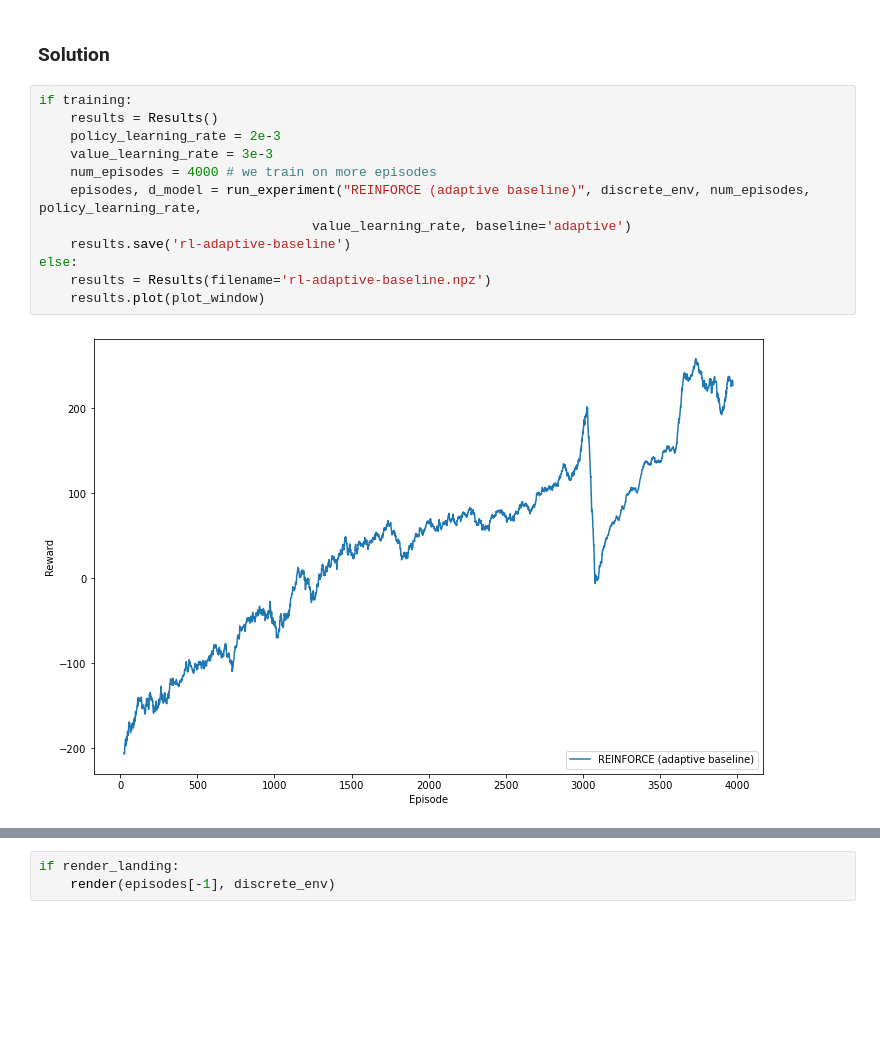
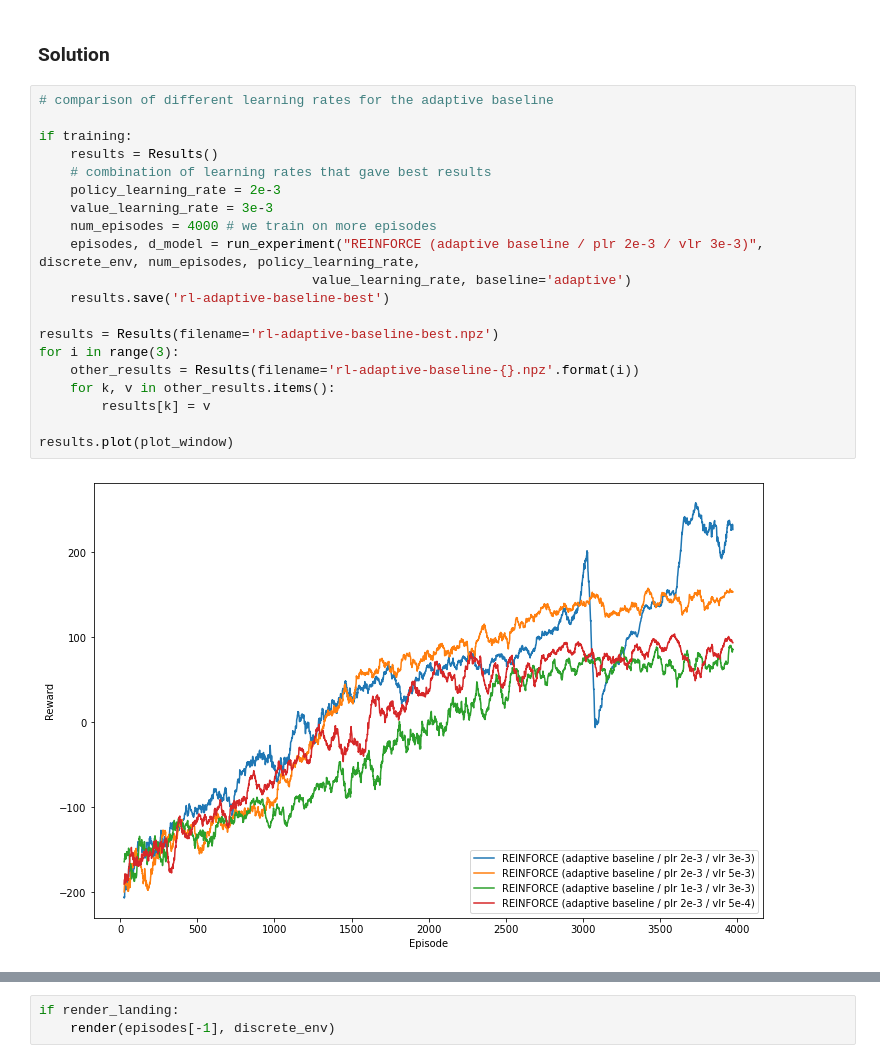
Before and after one commit to sylvainlugeon/rl_project, a Jupyter notebook: miniproject1.ipynb, the cells around one changed output, grey strips where cells are left out. Saved outputs shown, nothing was run; the diff lists cells and outputs as text; blank space fills up the shorter version.

```diff
--- a/miniproject1.ipynb
+++ b/miniproject1.ipynb
@@ -515,16 +519,24 @@ TECHNICAL NOTE: Some textbooks may refer to this approach as "Actor-Critic", whe
 # %% [markdown]
 ### Solution
 # %%
+# comparison of different learning rates for the adaptive baseline
+
 if training:
     results = Results()
+    # combination of learning rates that gave best results
     policy_learning_rate = 2e-3
     value_learning_rate = 3e-3
     num_episodes = 4000 # we train on more episodes
-    episodes, d_model = run_experiment("REINFORCE (adaptive baseline)", discrete_env, num_episodes, policy_learning_rate,
+    episodes, d_model = run_experiment("REINFORCE (adaptive baseline / plr 2e-3 / vlr 3e-3)", discrete_env, num_episodes, policy_learning_rate,
                                    value_learning_rate, baseline='adaptive')
-    results.save('rl-adaptive-baseline')
-else:
-    results = Results(filename='rl-adaptive-baseline.npz')
-    results.plot(plot_window)
+    results.save('rl-adaptive-baseline-best')
+
+results = Results(filename='rl-adaptive-baseline-best.npz')
+for i in range(3):
+    other_results = Results(filename='rl-adaptive-baseline-{}.npz'.format(i))
+    for k, v in other_results.items():
+        results[k] = v
+
+results.plot(plot_window)
 # %% [output]
-[figure, old version]
+[figure, new version]
```
Also changed, not shown: parts of 4 cells of this notebook, 6 other files.
